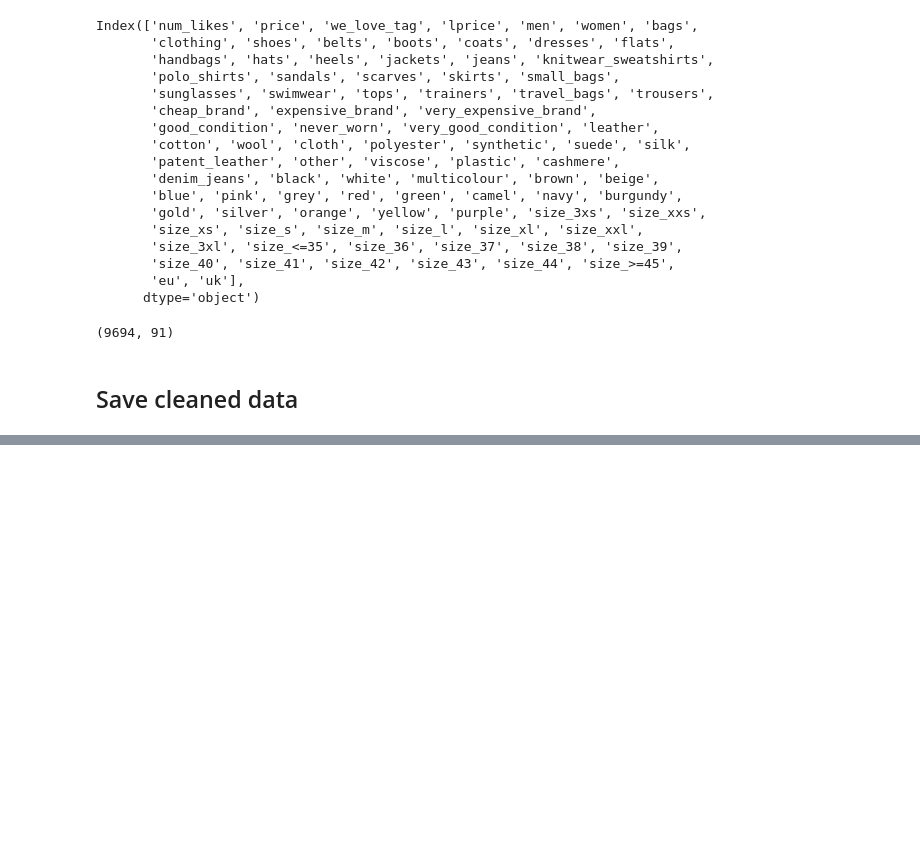
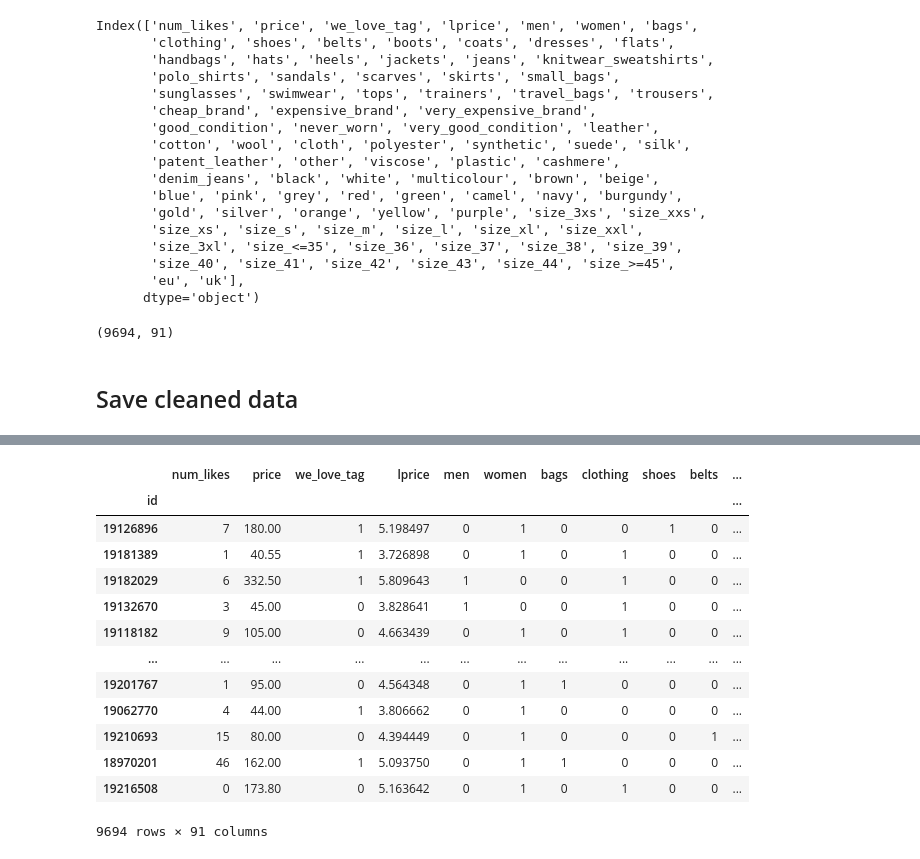
Before and after one commit to PeDiot/price_prediction_vestiaire_collective, a Jupyter notebook: notebooks/preprocessing.ipynb, the cells around one changed output, grey strips where cells are left out. Saved outputs shown, nothing was run; the diff lists cells and outputs as text; code cells hidden in the pictures; blank space fills up the shorter version.

```diff
--- a/notebooks/preprocessing.ipynb
+++ b/notebooks/preprocessing.ipynb
@@ -1308,0 +1326,17 @@ data_dummies.to_pickle(path=backup_path + "vc_data_dummies.pkl")
+# %%
+pd.read_pickle(backup_path + "vc_data_dummies.pkl")
+# %% [output]
+|  | num_likes | price | we_love_tag | lprice | men | women | bags | clothing | shoes | belts | ... |
+| id |  |  |  |  |  |  |  |  |  |  | ... |
+| 19126896 | 7 | 180.00 | 1 | 5.198497 | 0 | 1 | 0 | 0 | 1 | 0 | ... |
+| 19181389 | 1 | 40.55 | 1 | 3.726898 | 0 | 1 | 0 | 1 | 0 | 0 | ... |
+| 19182029 | 6 | 332.50 | 1 | 5.809643 | 1 | 0 | 0 | 1 | 0 | 0 | ... |
+| 19132670 | 3 | 45.00 | 0 | 3.828641 | 1 | 0 | 0 | 1 | 0 | 0 | ... |
+| 19118182 | 9 | 105.00 | 0 | 4.663439 | 0 | 1 | 0 | 1 | 0 | 0 | ... |
+| ... | ... | ... | ... | ... | ... | ... | ... | ... | ... | ... | ... |
+| 19201767 | 1 | 95.00 | 0 | 4.564348 | 0 | 1 | 1 | 0 | 0 | 0 | ... |
+| 19062770 | 4 | 44.00 | 1 | 3.806662 | 0 | 1 | 0 | 0 | 0 | 0 | ... |
+| 19210693 | 15 | 80.00 | 0 | 4.394449 | 0 | 1 | 0 | 0 | 0 | 1 | ... |
+| 18970201 | 46 | 162.00 | 1 | 5.093750 | 0 | 1 | 1 | 0 | 0 | 0 | ... |
+| 19216508 | 0 | 173.80 | 0 | 5.163642 | 0 | 1 | 0 | 1 | 0 | 0 | ... |
+9694 rows × 91 columns
```
Also changed, not shown: parts of 1 cell of this notebook.
